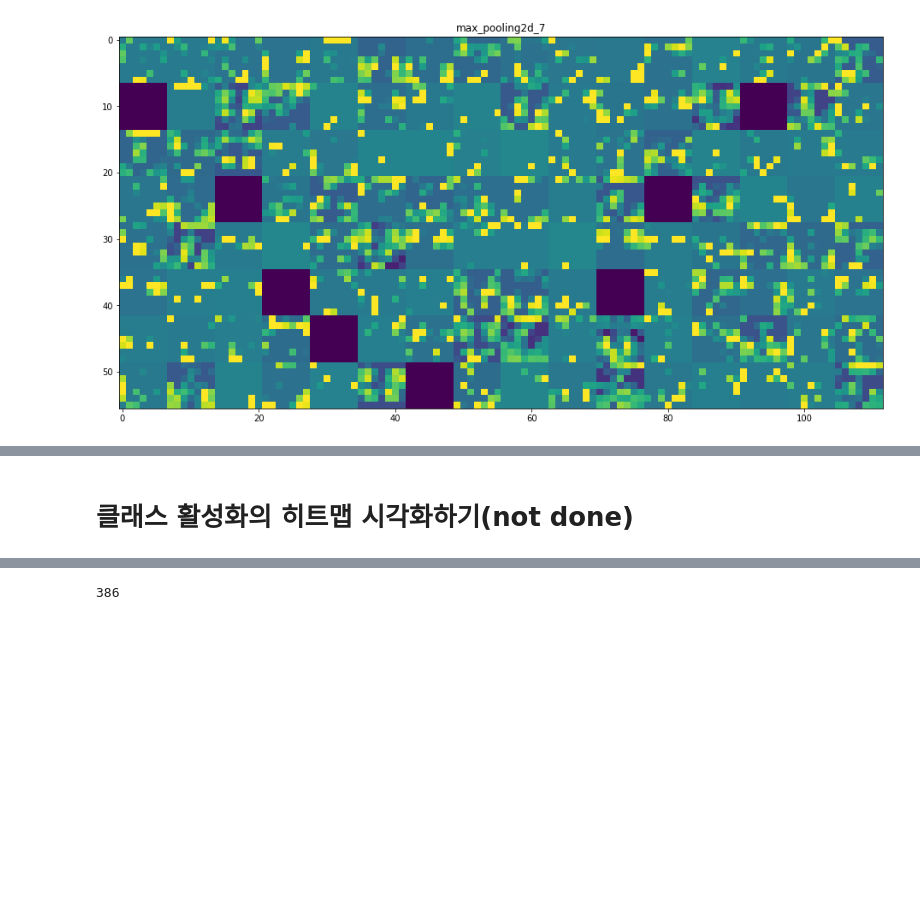
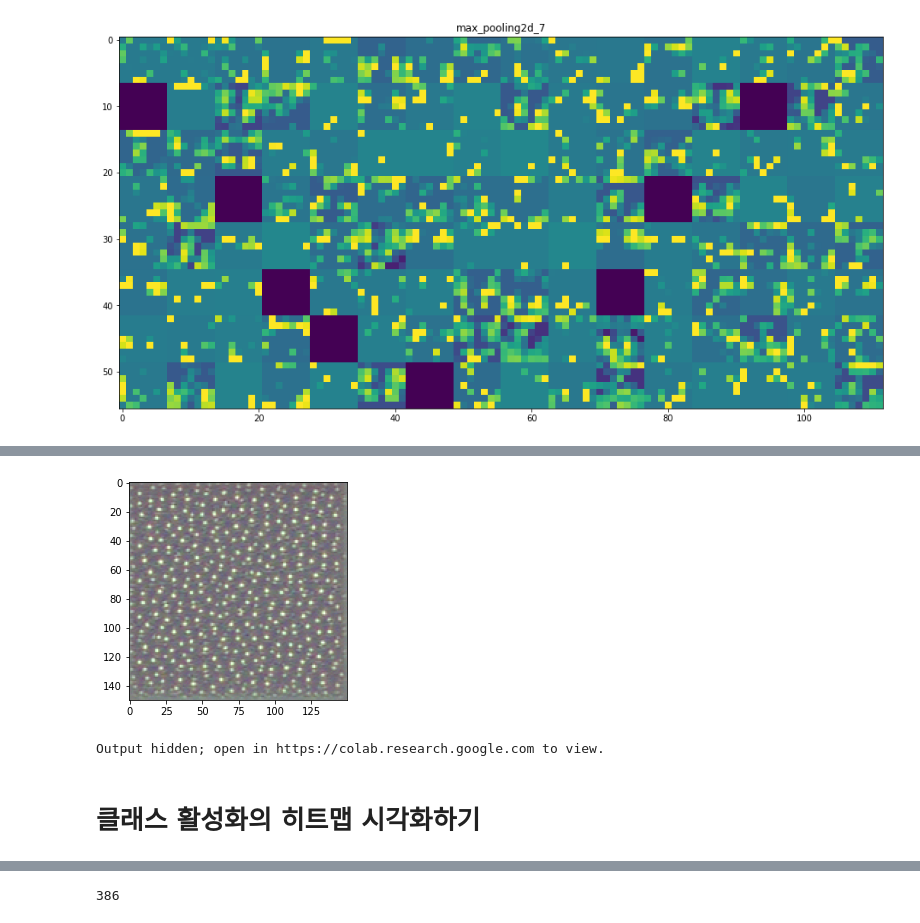
Before and after one commit to seosztt/Deep_Learning_with_python, a Jupyter notebook: chapter5.4.ipynb, the cells around one changed output, grey strips where cells are left out. Cells and saved outputs as stored; diff of their text form; code cells hidden in the pictures; blank space fills up the shorter version.

```diff
--- a/chapter5.4.ipynb
+++ b/chapter5.4.ipynb
@@ -146,4 +161,72 @@ RuntimeError: ignored
+# %%
+input_img_data = np.random.random((1, 150, 150, 3)) * 20 + 128.
+
+step = 1.
+for i in range(40):
+    loss_value, grads_value = iterate([input_img_data])
+    input_img_data += grads_value * step
+# %%
+def deprocess_image(x):
+    x -= x.mean()
+    x /= (x.std() + 1e-5)
+    x *= 0.1
+
+    x += 0.5
+    x = np.clip(x, 0, 1)
+
+    x *= 255
+    x = np.clip(x, 0, 255).astype('uint8')
+    return x
+# %%
+def generate_pattern(layer_name, filter_index, size=150):
+    layer_output = model.get_layer(layer_name).output
+    loss = K.mean(layer_output[:, :, :, filter_index])
+
+    grads = K.gradients(loss, model.input)[0]
+
+    grads /= (K.sqrt(K.mean(K.square(grads))) + 1e-5)
+
+    iterate = K.function([model.input], [loss, grads])
+
+    input_img_data = np.random.random((1, size, size, 3)) * 20 + 128.
+
+    step = 1.
+    for i in range(40):
+        loss_value, grads_value = iterate([input_img_data])
+        input_img_data += grads_value * step
+
+    img = input_img_data[0]
+    return deprocess_image(img)
+# %%
+import matplotlib.pyplot as plt
+
+plt.imshow(generate_pattern('block3_conv1', 0))
+plt.show()
+# %% [output]
+[figure, added]
+# %%
+for layer_name in ['block1_conv1', 'block2_conv1', 'block3_conv1', 'block4_conv1']:
+    size = 64
+    margin = 5
+
+    results = np.zeros((8 * size + 7 * margin, 8 * size + 7 * margin, 3), dtype='uint8')
+
+    for i in range(8):
+        for j in range(8):
+            filter_img = generate_pattern(layer_name, i + (j * 8), size=size)
+
+            horizontal_start = i * size + i * margin
+            horizontal_end = horizontal_start + size
+            vertical_start = j * size + j * margin
+            vertical_end = vertical_start + size
+            results[horizontal_start: horizontal_end, vertical_start: vertical_end, :] = filter_img
+
+    plt.figure(figsize=(20, 20))
+    plt.imshow(results)
+    plt.show()
+# %% [output]
+Output hidden; open in https://colab.research.google.com to view.
 # %% [markdown]
-# 클래스 활성화의 히트맵 시각화하기(not done)
+# 클래스 활성화의 히트맵 시각화하기
 # %%
 from tensorflow.keras.applications.vgg16 import VGG16
```
Also changed, not shown: parts of 12 cells of this notebook.
